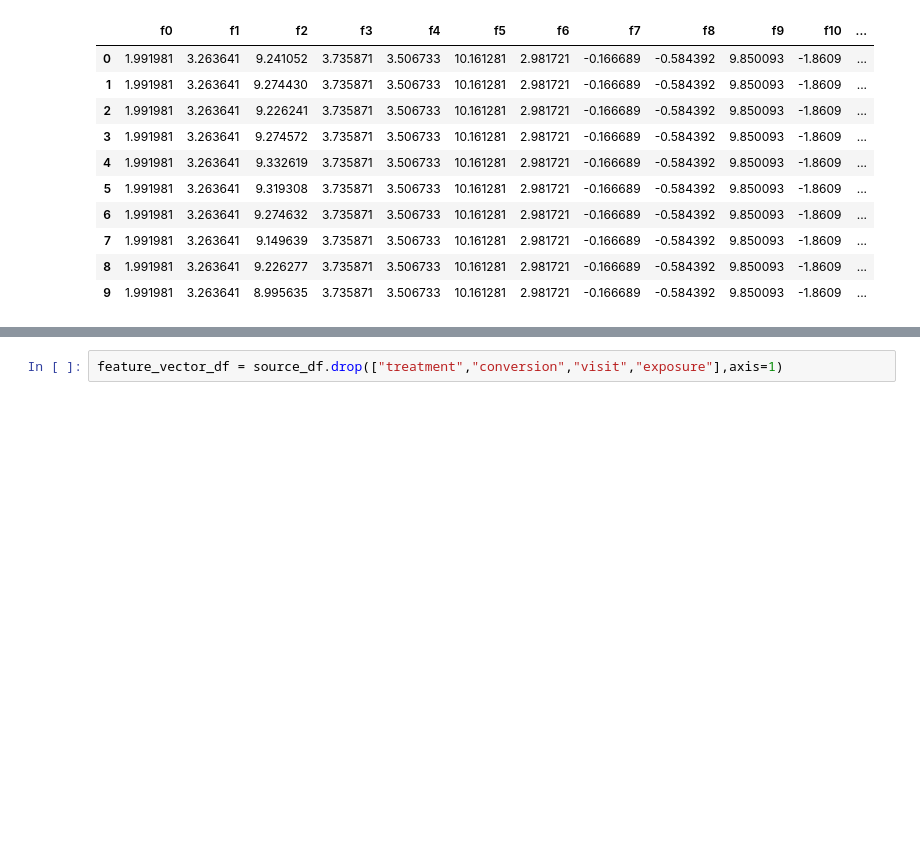
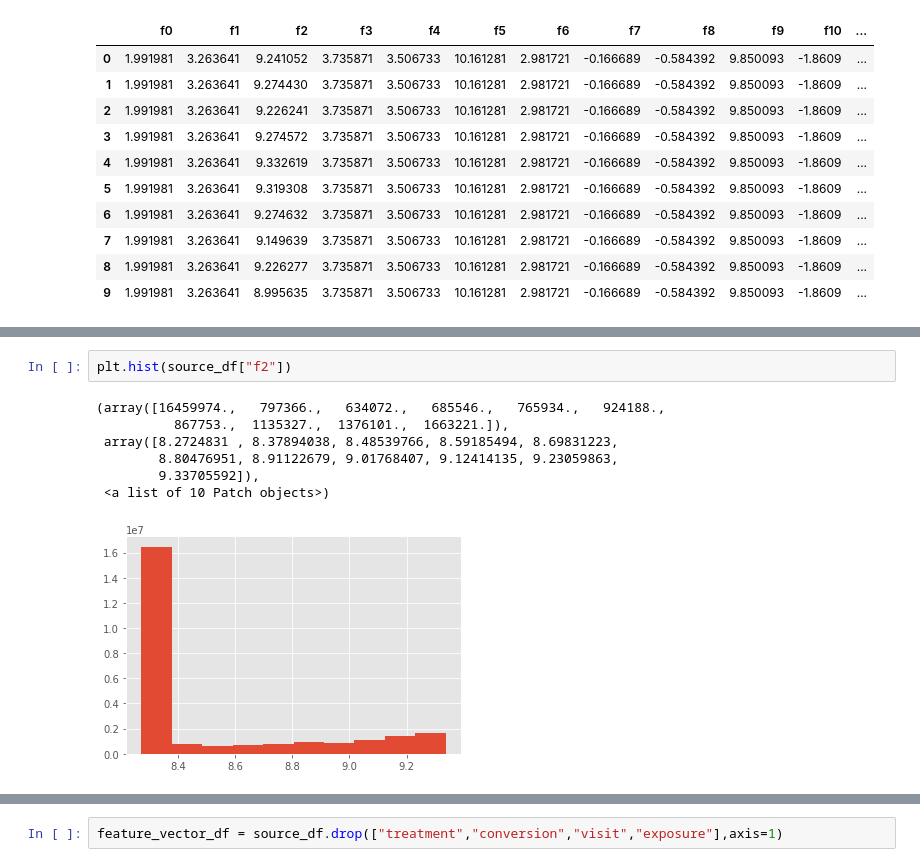
Before and after one commit to KamonohashiPerry/Uplift_Modeling, a Jupyter notebook: Uplift_Modeling_Criteo.ipynb, the cells around one changed output, grey strips where cells are left out. Saved outputs shown, nothing was run; the diff lists cells and outputs as text; blank space fills up the shorter version.

```diff
--- a/Uplift_Modeling_Criteo.ipynb
+++ b/Uplift_Modeling_Criteo.ipynb
@@ -26,0 +72,10 @@ source_df.head(10)
+# %%
+plt.hist(source_df["f2"])
+# %% [output]
+(array([16459974.,   797366.,   634072.,   685546.,   765934.,   924188.,
+          867753.,  1135327.,  1376101.,  1663221.]),
+ array([8.2724831 , 8.37894038, 8.48539766, 8.59185494, 8.69831223,
+        8.80476951, 8.91122679, 9.01768407, 9.12414135, 9.23059863,
+        9.33705592]),
+ <a list of 10 Patch objects>)
+[figure, added]
```
Also changed, not shown: parts of 28 cells of this notebook, 1 other file.
